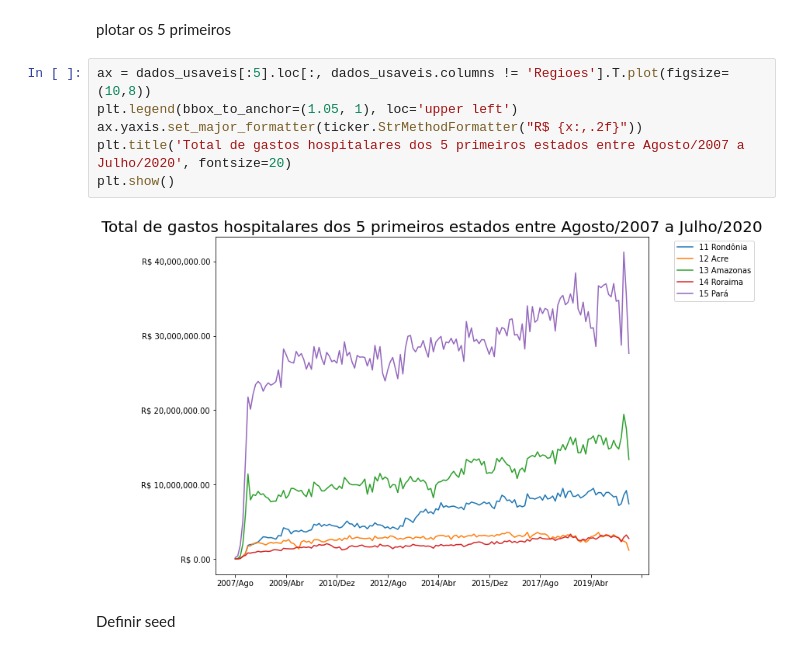
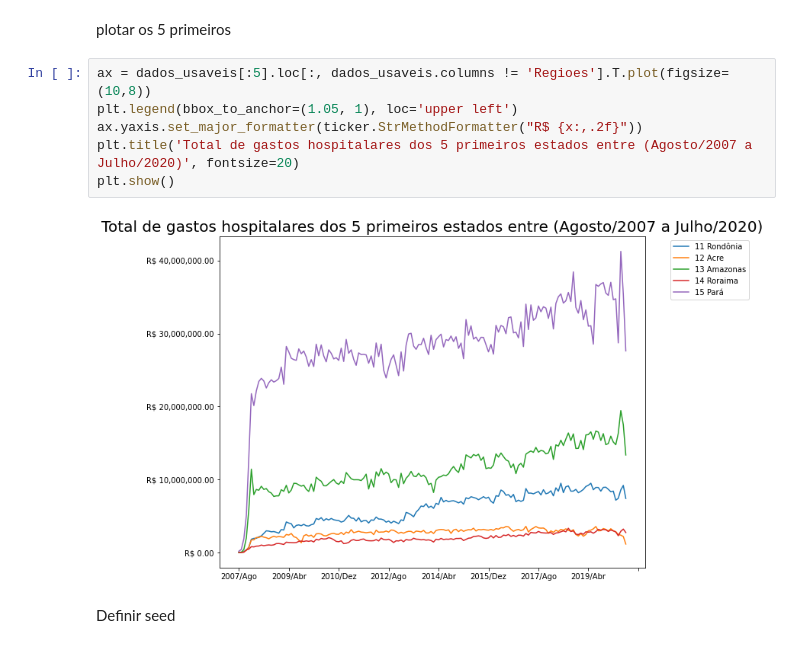
Before and after one commit to johnatanDM/bootcamp-datascience-alura, a Jupyter notebook: Módulo 1 - PYTHON E PANDAS PARA ANÁLISE DE DADOS REAIS/Bootcamp_Data_Science_Projeto_1.ipynb, the cells around one changed output. Saved outputs shown, nothing was run; the diff lists cells and outputs as text.

```diff
--- a/Módulo 1 - PYTHON E PANDAS PARA ANÁLISE DE DADOS REAIS/Bootcamp_Data_Science_Projeto_1.ipynb
+++ b/Módulo 1 - PYTHON E PANDAS PARA ANÁLISE DE DADOS REAIS/Bootcamp_Data_Science_Projeto_1.ipynb
@@ -289,11 +289,11 @@ plotar os 5 primeiros
 # %%
 ax = dados_usaveis[:5].loc[:, dados_usaveis.columns != 'Regioes'].T.plot(figsize=(10,8))
 plt.legend(bbox_to_anchor=(1.05, 1), loc='upper left')
 ax.yaxis.set_major_formatter(ticker.StrMethodFormatter("R$ {x:,.2f}"))
-plt.title('Total de gastos hospitalares dos 5 primeiros estados entre Agosto/2007 a Julho/2020', fontsize=20)
+plt.title('Total de gastos hospitalares dos 5 primeiros estados entre (Agosto/2007 a Julho/2020)', fontsize=20)
 plt.show()
 # %% [output]
-[figure, old version]
+[figure, new version]
 # %% [markdown]
 Definir seed
 # %%
```
Also changed, not shown: parts of 36 cells of this notebook.
